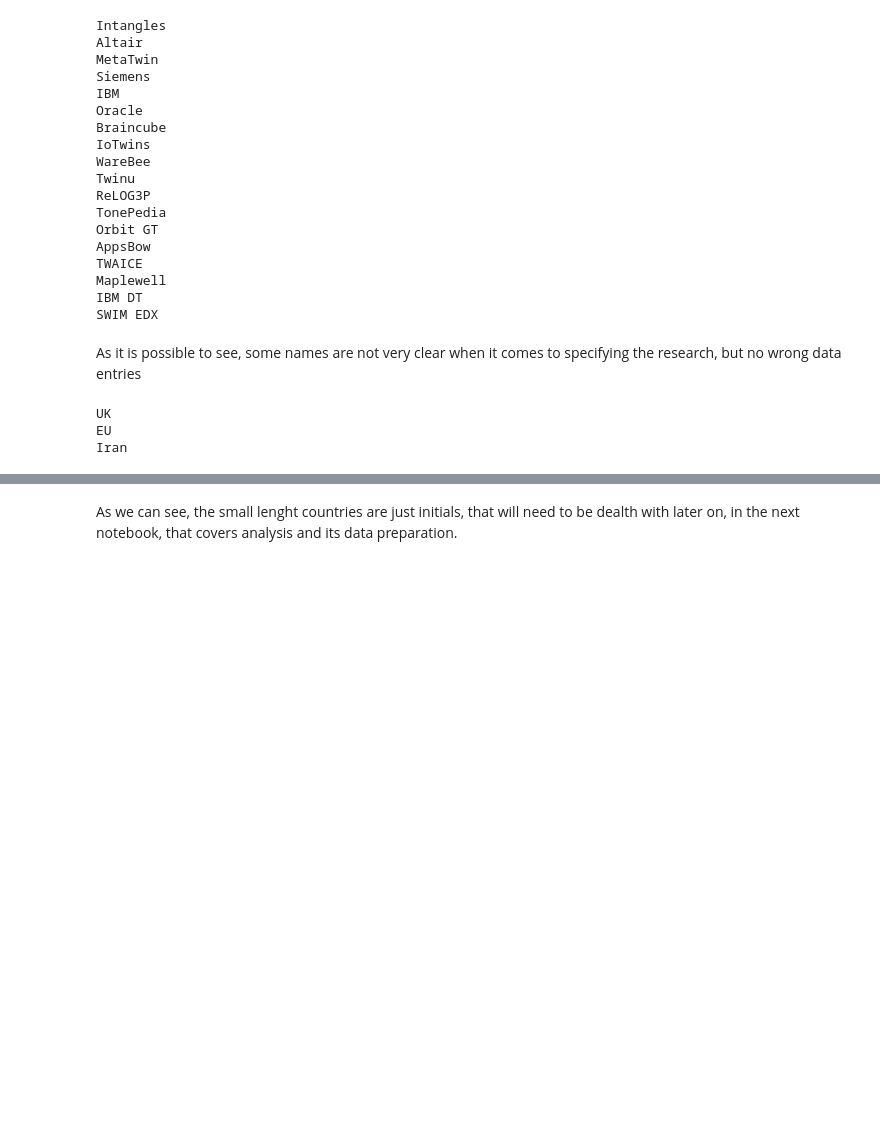
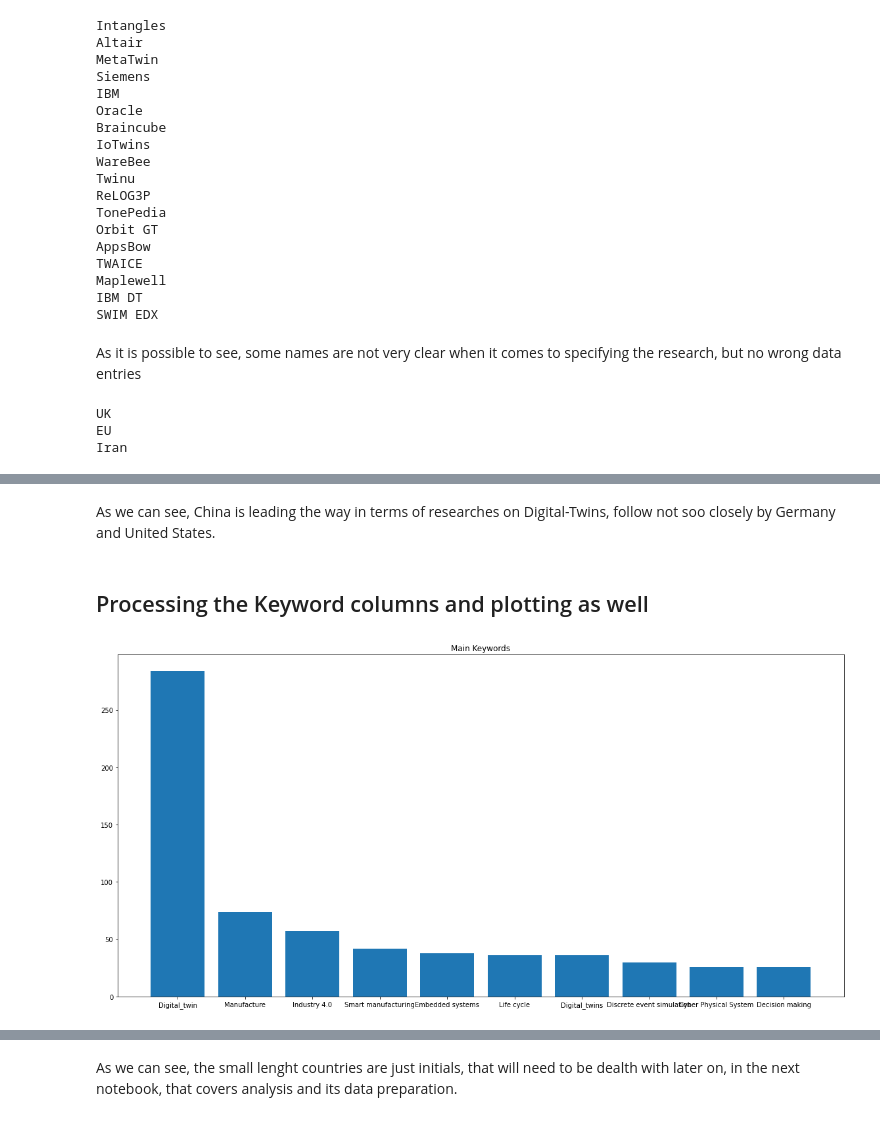
Before and after one commit to AZANK7173/Paper_Analysis, a Jupyter notebook: eda.ipynb, the cells around one changed output, grey strips where cells are left out. Drawn from its saved outputs; the diff is of its cells as text; code cells hidden in the pictures; blank space fills up the shorter version.

```diff
--- a/eda.ipynb
+++ b/eda.ipynb
@@ -361,0 +366,3 @@ Iran
+# %%
+# function that separates each country and stores them separatly in lists
+df_not_nan["Country"] = df_not_nan["Country"].apply(lambda x: x.split(", "))
@@ -361,0 +416,13 @@ Iran
+# %% [markdown]
+As we can see, China is leading the way in terms of researches on Digital-Twins, follow not soo closely by Germany and United States.
+# %% [markdown]
+## Processing the Keyword columns and plotting as well
+# %%
+# function that separates each keyword and stores them separatly in lists
+df_not_nan["Keyword"] = df_not_nan["Keyword"].apply(lambda x: x.split(", "))
+
+dic_freq = get_freq_strings(df_not_nan["Keyword"])
+
+plot_freq_string(dic_freq, title="Main Keywords")
+# %% [output]
+[figure, added]
```
Also changed, not shown: parts of 8 cells of this notebook.
